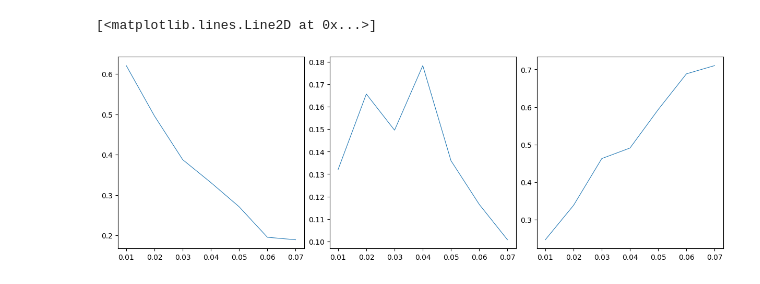
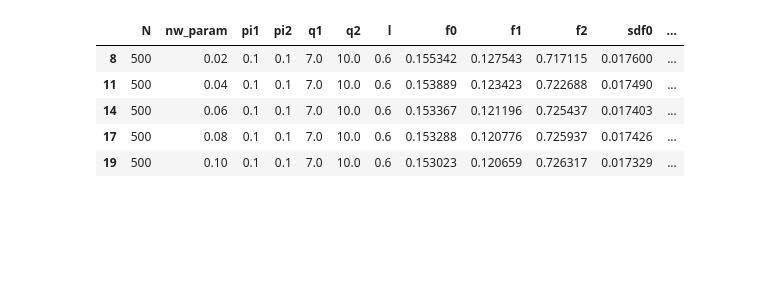
Before and after one commit to dmarchp/TFM_code, a Jupyter notebook: network_models_sim_params/analysis.ipynb, the cells around one changed output. Cells and saved outputs as stored; diff of their text form; code cells hidden in the pictures; blank space fills up the shorter version.

```diff
--- a/network_models_sim_params/analysis.ipynb
+++ b/network_models_sim_params/analysis.ipynb
@@ -37,8 +33,0 @@ df
-# %%
-fig, ax = plt.subplots(1,3,figsize=(12,4), constrained_layout=True)
-ax[0].plot(df['nw_param'], df['f0'], lw=0.8)
-ax[1].plot(df['nw_param'], df['f1'], lw=0.8)
-ax[2].plot(df['nw_param'], df['f2'], lw=0.8)
-# %% [output]
-[<matplotlib.lines.Line2D at 0x...>]
-[figure, removed]
@@ -44,0 +44,9 @@ ax[2].plot(df['nw_param'], df['f2'], lw=0.8)
+# %%
+df
+# %% [output]
+|  | N | nw_param | pi1 | pi2 | q1 | q2 | l | f0 | f1 | f2 | sdf0 | ... |
+| 8 | 500 | 0.02 | 0.1 | 0.1 | 7.0 | 10.0 | 0.6 | 0.155342 | 0.127543 | 0.717115 | 0.017600 | ... |
+| 11 | 500 | 0.04 | 0.1 | 0.1 | 7.0 | 10.0 | 0.6 | 0.153889 | 0.123423 | 0.722688 | 0.017490 | ... |
+| 14 | 500 | 0.06 | 0.1 | 0.1 | 7.0 | 10.0 | 0.6 | 0.153367 | 0.121196 | 0.725437 | 0.017403 | ... |
+| 17 | 500 | 0.08 | 0.1 | 0.1 | 7.0 | 10.0 | 0.6 | 0.153288 | 0.120776 | 0.725937 | 0.017426 | ... |
+| 19 | 500 | 0.10 | 0.1 | 0.1 | 7.0 | 10.0 | 0.6 | 0.153023 | 0.120659 | 0.726317 | 0.017329 | ... |
```
Also changed, not shown: parts of 6 cells of this notebook, 17 other files.
